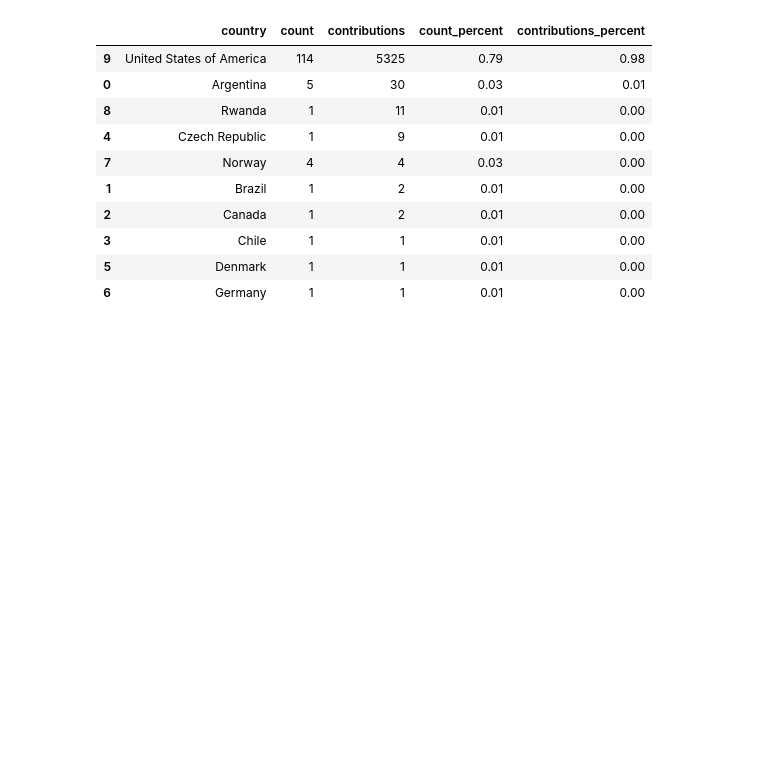
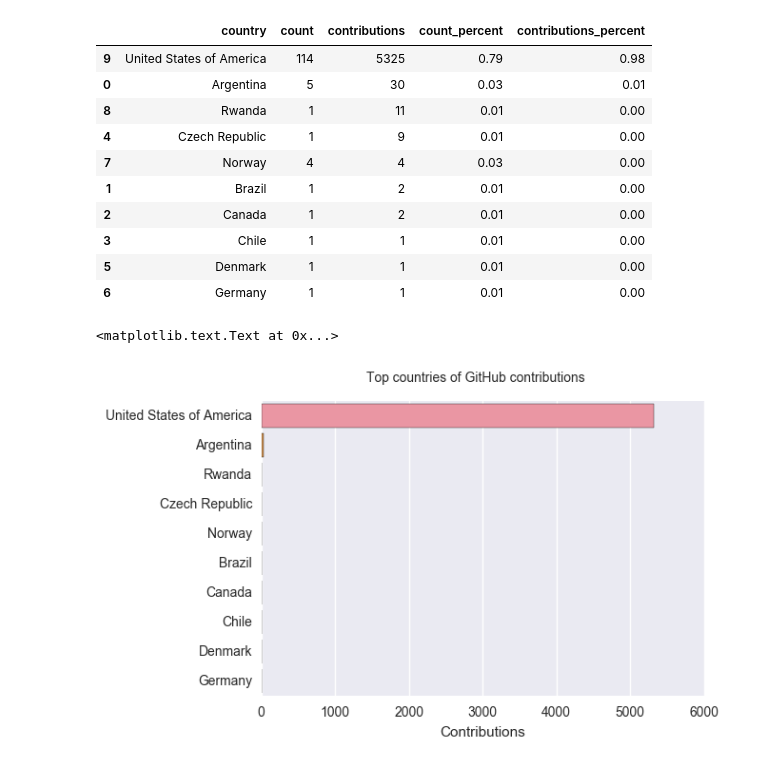
Before and after one commit to palewire/python-calaccess-notebooks, a Jupyter notebook: project-management/analyze-participants.ipynb, the cells around one changed output. Saved outputs shown, nothing was run; the diff lists cells and outputs as text; code cells hidden in the pictures; blank space fills up the shorter version.

Commit message:
Countries chart

```diff
--- a/project-management/analyze-participants.ipynb
+++ b/project-management/analyze-participants.ipynb
@@ -267,7 +267,8 @@ create_ranking(unique_contributors, 'state').head(20)
 | 11 | NV | 1 | 1 | 0.01 | 0.00 |
 | 15 | TN | 1 | 1 | 0.01 | 0.00 |
 # %%
-create_ranking(unique_contributors, 'country').head(20)
+top_countries = create_ranking(unique_contributors, 'country')
+top_countries.head(20)
 # %% [output]
 |  | country | count | contributions | count_percent | contributions_percent |
 | 9 | United States of America | 114 | 5325 | 0.79 | 0.98 |
@@ -280,3 +281,12 @@ create_ranking(unique_contributors, 'country').head(20)
 | 3 | Chile | 1 | 1 | 0.01 | 0.00 |
 | 5 | Denmark | 1 | 1 | 0.01 | 0.00 |
 | 6 | Germany | 1 | 1 | 0.01 | 0.00 |
+# %%
+fig = plt.figure()
+sns.barplot(y="country", x="contributions", data=top_countries.head(10))
+fig.suptitle("Top countries of GitHub contributions")
+plt.ylabel('')
+plt.xlabel('Contributions')
+# %% [output]
+<matplotlib.text.Text at 0x...>
+[figure, added]
```
Also changed, not shown: parts of 3 cells of this notebook.
